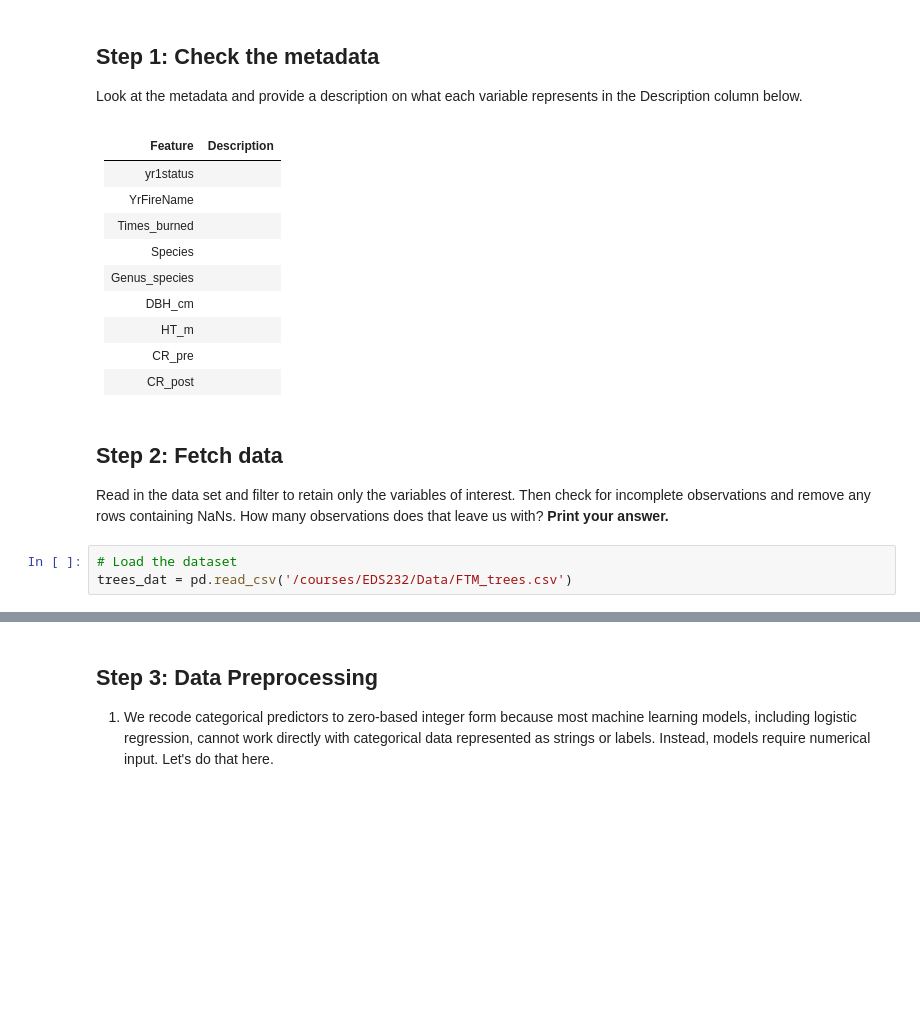
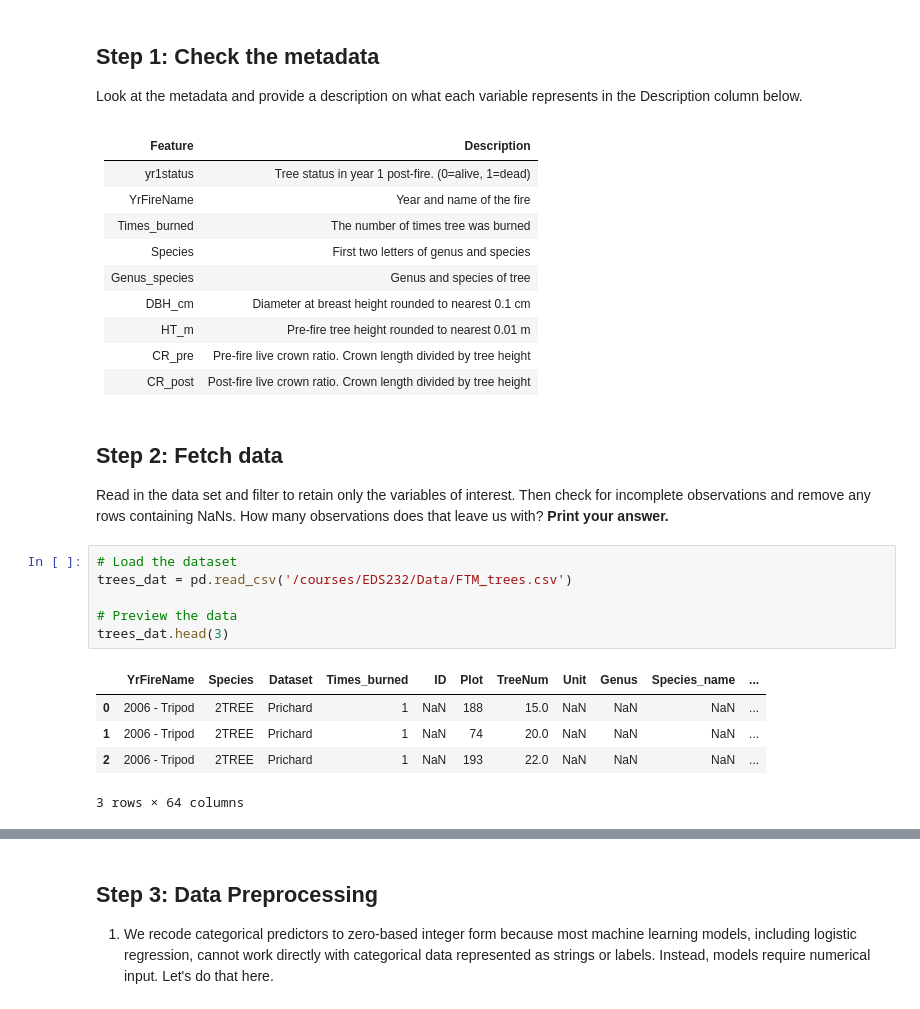
Before and after one commit to stephenccodes/EDS232-labs, a Jupyter notebook: Week3/lab3-wildfire.ipynb, the cells around one changed output, grey strips where cells are left out. Drawn from its saved outputs; the diff is of its cells as text; blank space fills up the shorter version.

```diff
--- a/Week3/lab3-wildfire.ipynb
+++ b/Week3/lab3-wildfire.ipynb
@@ -27,18 +28,27 @@ Look at the metadata and provide a description on what each variable represents
 # %% [markdown]
 | Feature                     | Description                                                                                   |
 |-----------------------------|-----------------------------------------------------------------------------------------------|
-| yr1status                   |
-| YrFireName                  |
-| Times_burned                |
-| Species                     |
-| Genus_species               |
-| DBH_cm                      |
-| HT_m                        |
-| CR_pre                      |
-| CR_post                     |
+| yr1status                   | Tree status in year 1 post-fire. (0=alive, 1=dead)
+| YrFireName                  | Year and name of the fire
+| Times_burned                | The number of times tree was burned
+| Species                     | First two letters of genus and species
+| Genus_species               | Genus and species of tree
+| DBH_cm                      | Diameter at breast height rounded to nearest 0.1 cm
+| HT_m                        | Pre-fire tree height rounded to nearest 0.01 m
+| CR_pre                      | Pre-fire live crown ratio. Crown length divided by tree height
+| CR_post                     | Post-fire live crown ratio. Crown length divided by tree height
 # %% [markdown]
 ## Step 2: Fetch  data
 Read in the data set and filter to retain only the variables of interest.  Then check for incomplete observations and remove any rows containing NaNs.  How many observations does that leave us with? **Print your answer.**
 # %%
 # Load the dataset
 trees_dat = pd.read_csv('/courses/EDS232/Data/FTM_trees.csv')
+
+# Preview the data
+trees_dat.head(3)
+# %% [output]
+|  | YrFireName | Species | Dataset | Times_burned | ID | Plot | TreeNum | Unit | Genus | Species_name | ... |
+| 0 | 2006 - Tripod | 2TREE | Prichard | 1 | NaN | 188 | 15.0 | NaN | NaN | NaN | ... |
+| 1 | 2006 - Tripod | 2TREE | Prichard | 1 | NaN | 74 | 20.0 | NaN | NaN | NaN | ... |
+| 2 | 2006 - Tripod | 2TREE | Prichard | 1 | NaN | 193 | 22.0 | NaN | NaN | NaN | ... |
+3 rows × 64 columns
```
Also changed, not shown: parts of 21 cells of this notebook.
